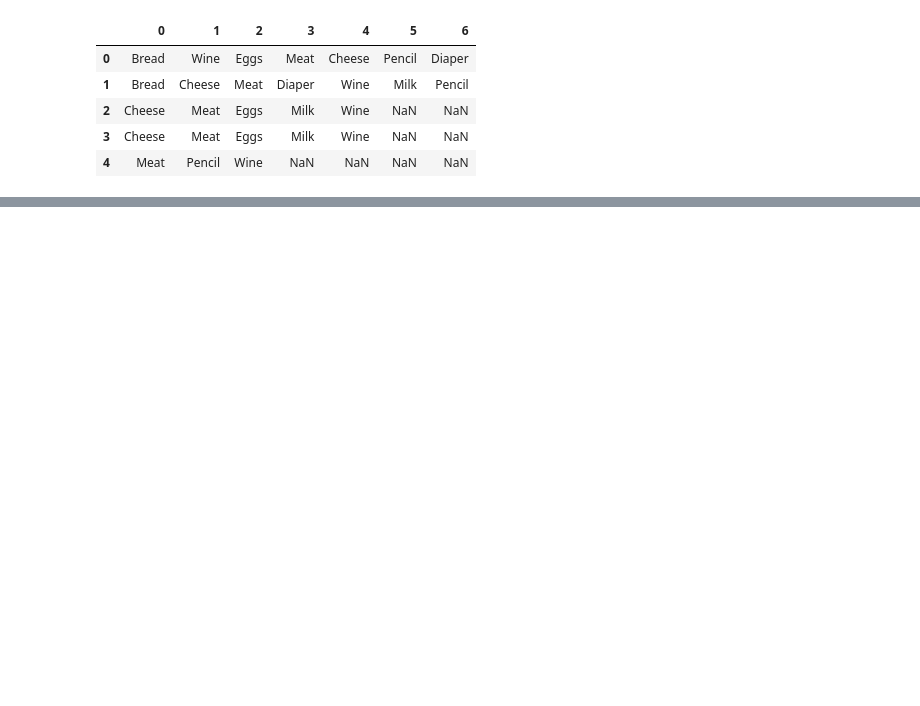
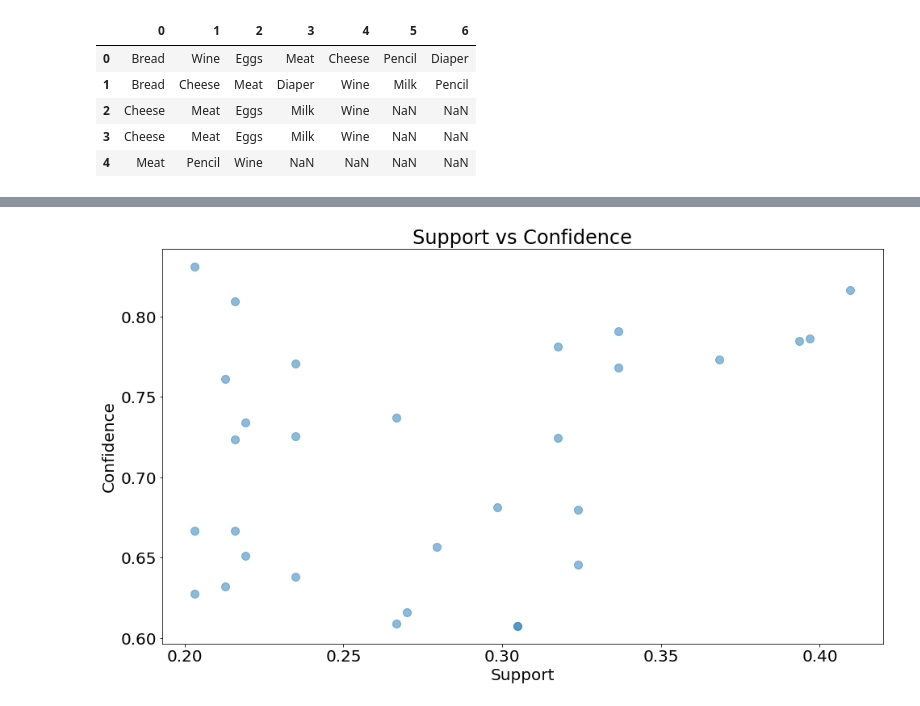
Before and after one commit to amrutheshwaro/data-science-lab, a Jupyter notebook: Practice2.ipynb, the cells around one changed output, grey strips where cells are left out. Cells and saved outputs as stored; diff of their text form; code cells hidden in the pictures; blank space fills up the shorter version.

```diff
--- a/Practice2.ipynb
+++ b/Practice2.ipynb
@@ -37,0 +51,11 @@ print(items)
+# %%
+# Support vs confidence
+plt.figure(figsize=(16, 9))
+plt.rc('font', size=20)
+plt.scatter(rules['support'], rules['confidence'], s=100, alpha=0.5)
+plt.xlabel('Support')
+plt.ylabel('Confidence')
+plt.title('Support vs Confidence')
+plt.show()
+# %% [output]
+[figure, added]
```
Also changed, not shown: parts of 9 cells of this notebook, 5 other files.
